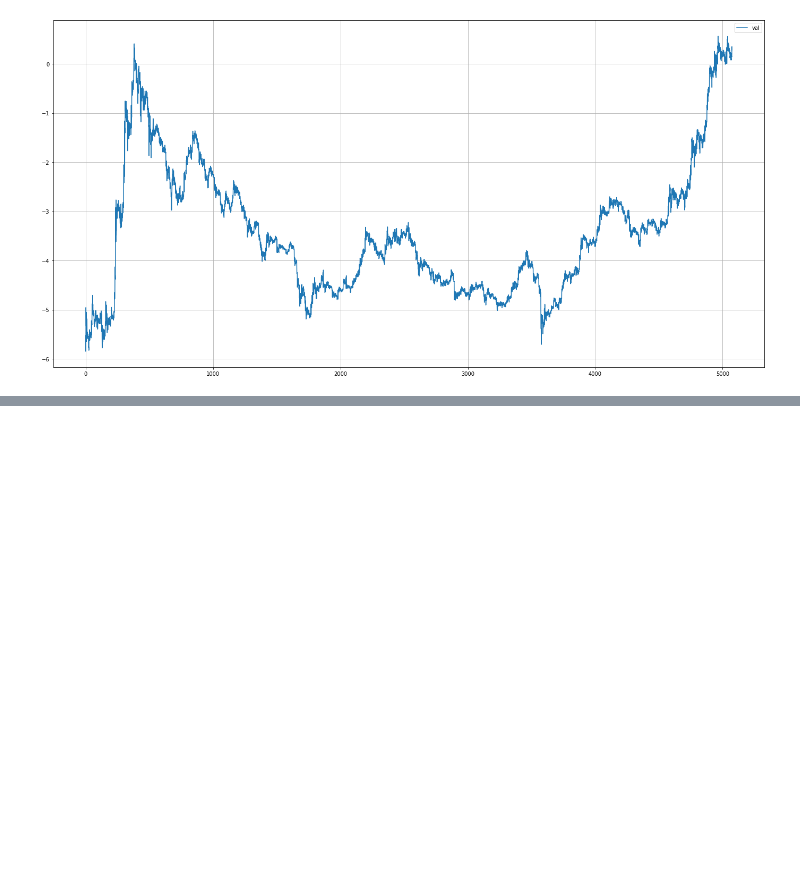
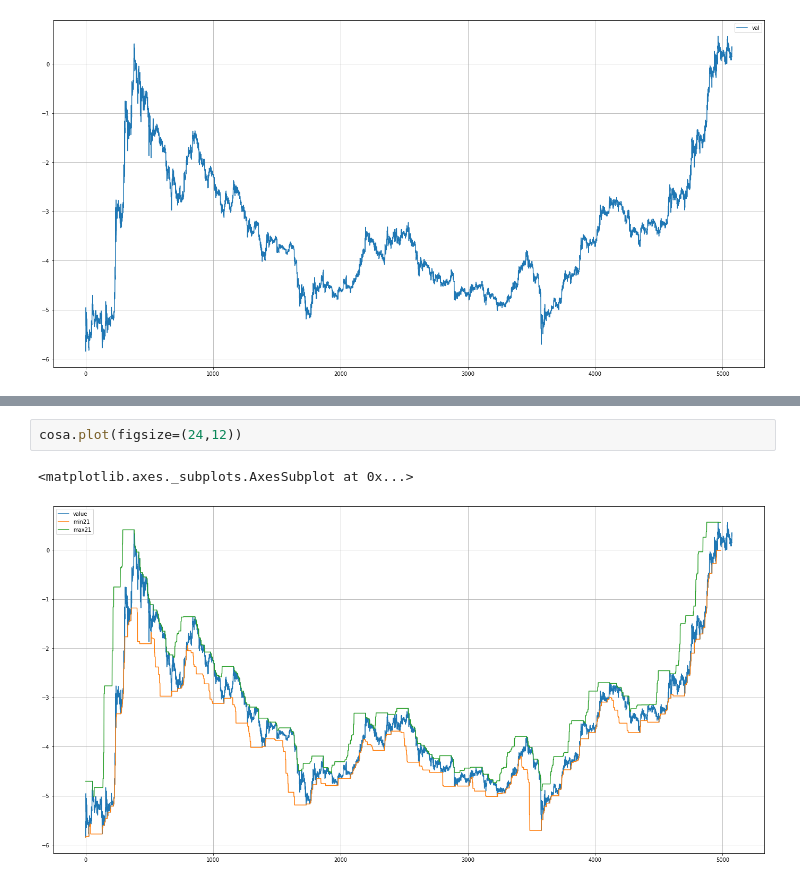
Before and after one commit to rcoborod/colab, a Jupyter notebook: financeTest.ipynb, the cells around one changed output, grey strips where cells are left out. Drawn from its saved outputs; the diff is of its cells as text; blank space fills up the shorter version.

```diff
--- a/financeTest.ipynb
+++ b/financeTest.ipynb
@@ -119,0 +129,5 @@ pd.concat([kk.head(10),kk.rolling(9).min().shift(-8).head(10),kk.rolling(9).max(
+# %%
+cosa.plot(figsize=(24,12))
+# %% [output]
+<matplotlib.axes._subplots.AxesSubplot at 0x...>
+[figure, added]
```
Also changed, not shown: parts of 1 cell of this notebook.
